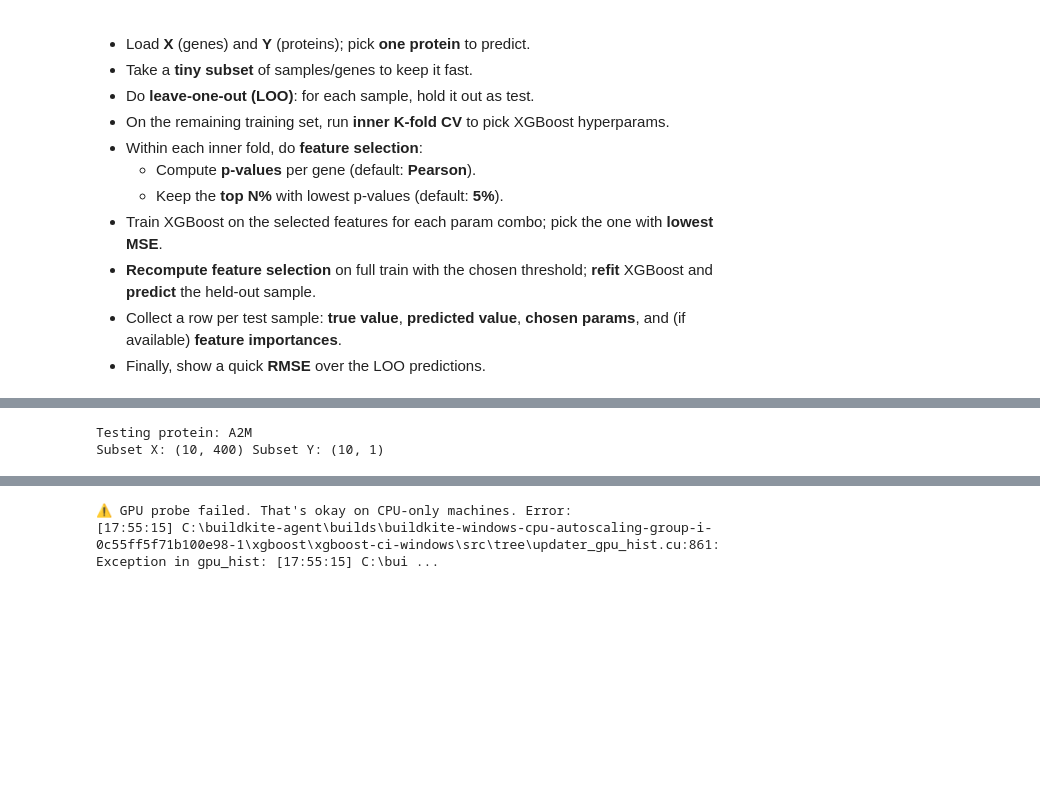
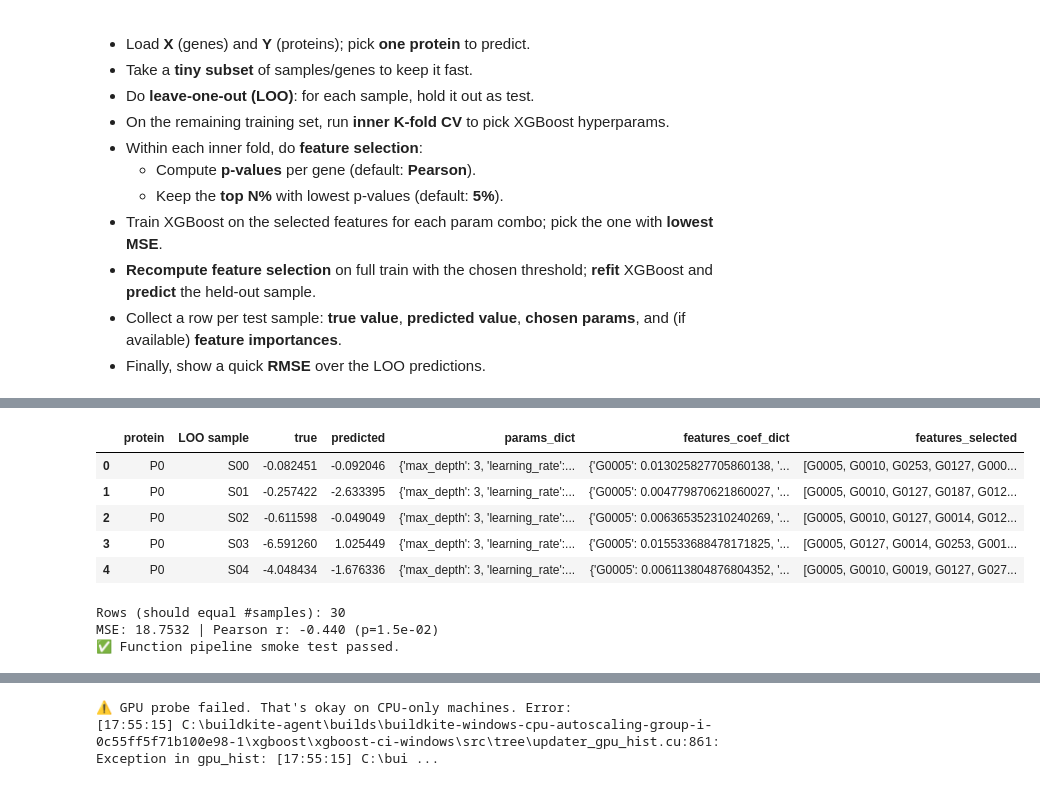
Before and after one commit to flaviocaroli/Cancer-Protein-RNA-research, a Jupyter notebook: xgb/pipeline_xgb/pipeline_test.ipynb, the cells around one changed output, grey strips where cells are left out. Cells and saved outputs as stored; diff of their text form; code cells hidden in the pictures; blank space fills up the shorter version.

```diff
--- a/xgb/pipeline_xgb/pipeline_test.ipynb
+++ b/xgb/pipeline_xgb/pipeline_test.ipynb
@@ -97,31 +105,50 @@ Y head:
 # %%
-
-# --- Import your pipeline and set a tiny param grid (CPU-only) ---
-from pipeline_functions import cv_pipeline_fixed_percentile
-import xgboost as xgb
-
-# pick a single protein and a tiny subset to keep it FAST
-protein = Y.columns[0]
-n_samples = min(10, len(X))      # use at most 10 samples
-n_genes_subset = min(400, X.shape[1])  # at most 400 genes
-
-X_small = X.iloc[:n_samples, :n_genes_subset].copy()
-Y_small = Y.iloc[:n_samples, [0]].copy()  # keep only the first protein
-
-# minimal param grid for a super-quick run (CPU)
+# --- Cell 3: Direct function smoke test (very small grid; CPU hist) -----
 param_grid = {
     "max_depth": [3],
     "learning_rate": [0.1],
-    "n_estimators": [50],
-    "subsample": [1.0],
-    "colsample_bytree": [1.0],
-    "tree_method": ["hist"],  # CPU; switch to 'gpu_hist' if you want to test GPU here
+    "n_estimators": [200],          # small for speed; early stopping will help too
+    "subsample": [0.8],
+    "colsample_bytree": [0.8],
+    "reg_alpha": [0.0, 0.1],        # 2 combos total
+    "reg_lambda": [1.0],
+    "tree_method": ["hist"],        # keep CPU to avoid GPU requirement in notebooks
+    "max_bin": [256],
 }
 
-model = xgb.XGBRegressor(objective="reg:squarederror", n_jobs=-1, random_state=42, verbosity=0)
-print("Testing protein:", protein)
-print("Subset X:", X_small.shape, "Subset Y:", Y_small.shape)
+protein_name = "P0"
+res_df = cv_pipeline_loo(
+    model=xgb.XGBRegressor(objective="reg:squarederror", n_jobs=-1, random_state=42, verbosity=0),
+    param_grid=param_grid,
+    X=X,
+    y=Y,
+    protein_name=protein_name,
+    feature_selector="spearman",  # "pearson" / "spearman" / "anova"
+    n_splits=2,                   # inner CV folds (tiny for speed)
+    select_k=50,                  # top-k by p-value inside folds
+    preselect_k=100,              # quick corr cap
+    early_stopping_rounds=10,
+)
+
+display(res_df.head())
+print("Rows (should equal #samples):", len(res_df))
+
+# Quick metrics on the LOO predictions
+from sklearn.metrics import mean_squared_error
+mse = mean_squared_error(res_df["true"], res_df["predicted"])
+from scipy.stats import pearsonr
+r, p = pearsonr(res_df["true"], res_df["predicted"])
+print(f"MSE: {mse:.4f} | Pearson r: {r:.3f} (p={p:.1e})")
+assert res_df["predicted"].notna().all(), "NaNs in predictions!"
+print("✅ Function pipeline smoke test passed.")
 # %% [output]
+|  | protein | LOO sample | true | predicted | params_dict | features_coef_dict | features_selected |
+| 0 | P0 | S00 | -0.082451 | -0.092046 | {'max_depth': 3, 'learning_rate':... | {'G0005': 0.013025827705860138, '... | [G0005, G0010, G0253, G0127, G000... |
+| 1 | P0 | S01 | -0.257422 | -2.633395 | {'max_depth': 3, 'learning_rate':... | {'G0005': 0.004779870621860027, '... | [G0005, G0010, G0127, G0187, G012... |
+| 2 | P0 | S02 | -0.611598 | -0.049049 | {'max_depth': 3, 'learning_rate':... | {'G0005': 0.006365352310240269, '... | [G0005, G0010, G0127, G0014, G012... |
+| 3 | P0 | S03 | -6.591260 | 1.025449 | {'max_depth': 3, 'learning_rate':... | {'G0005': 0.015533688478171825, '... | [G0005, G0127, G0014, G0253, G001... |
+| 4 | P0 | S04 | -4.048434 | -1.676336 | {'max_depth': 3, 'learning_rate':... | {'G0005': 0.006113804876804352, '... | [G0005, G0010, G0019, G0127, G027... |
-Testing protein: A2M
-Subset X: (10, 400) Subset Y: (10, 1)
+Rows (should equal #samples): 30
+MSE: 18.7532 | Pearson r: -0.440 (p=1.5e-02)
+✅ Function pipeline smoke test passed.
 # %%
```
Also changed, not shown: parts of 5 cells of this notebook, 5 other files.
